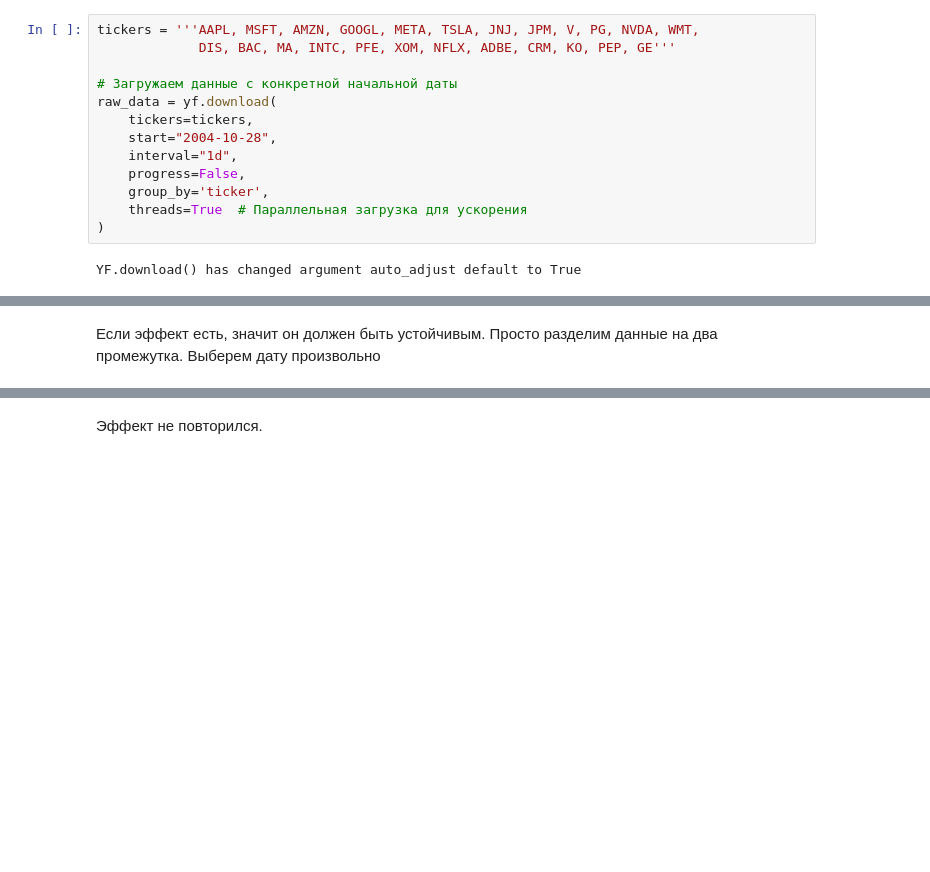
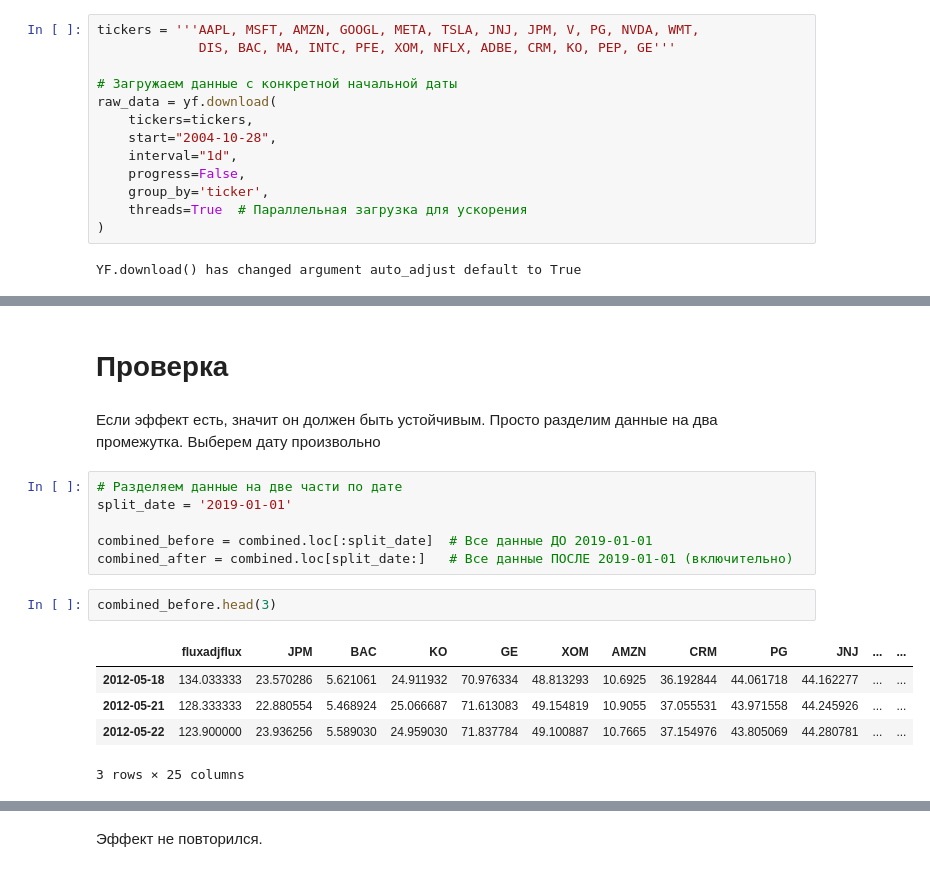
Before and after one commit to pavlozt/stat-trash, a Jupyter notebook: solar/solar-to-stock.ipynb, the cells around one changed output, grey strips where cells are left out. Cells and saved outputs as stored; diff of their text form; blank space fills up the shorter version.

```diff
--- a/solar/solar-to-stock.ipynb
+++ b/solar/solar-to-stock.ipynb
@@ -130,3 +130,19 @@ print(corr_df)
+# %% [markdown]
+# Проверка
 # %% [markdown]
 Если эффект есть, значит он должен быть устойчивым.
 Просто разделим данные на два промежутка. Выберем дату произвольно
+# %%
+# Разделяем данные на две части по дате
+split_date = '2019-01-01'
+
+combined_before = combined.loc[:split_date]  # Все данные ДО 2019-01-01
+combined_after = combined.loc[split_date:]   # Все данные ПОСЛЕ 2019-01-01 (включительно)
+# %%
+combined_before.head(3)
+# %% [output]
+|  | fluxadjflux | JPM | BAC | KO | GE | XOM | AMZN | CRM | PG | JNJ | ... | ... |
+| 2012-05-18 | 134.033333 | 23.570286 | 5.621061 | 24.911932 | 70.976334 | 48.813293 | 10.6925 | 36.192844 | 44.061718 | 44.162277 | ... | ... |
+| 2012-05-21 | 128.333333 | 22.880554 | 5.468924 | 25.066687 | 71.613083 | 49.154819 | 10.9055 | 37.055531 | 43.971558 | 44.245926 | ... | ... |
+| 2012-05-22 | 123.900000 | 23.936256 | 5.589030 | 24.959030 | 71.837784 | 49.100887 | 10.7665 | 37.154976 | 43.805069 | 44.280781 | ... | ... |
+3 rows × 25 columns
```
Also changed, not shown: parts of 8 cells of this notebook.
